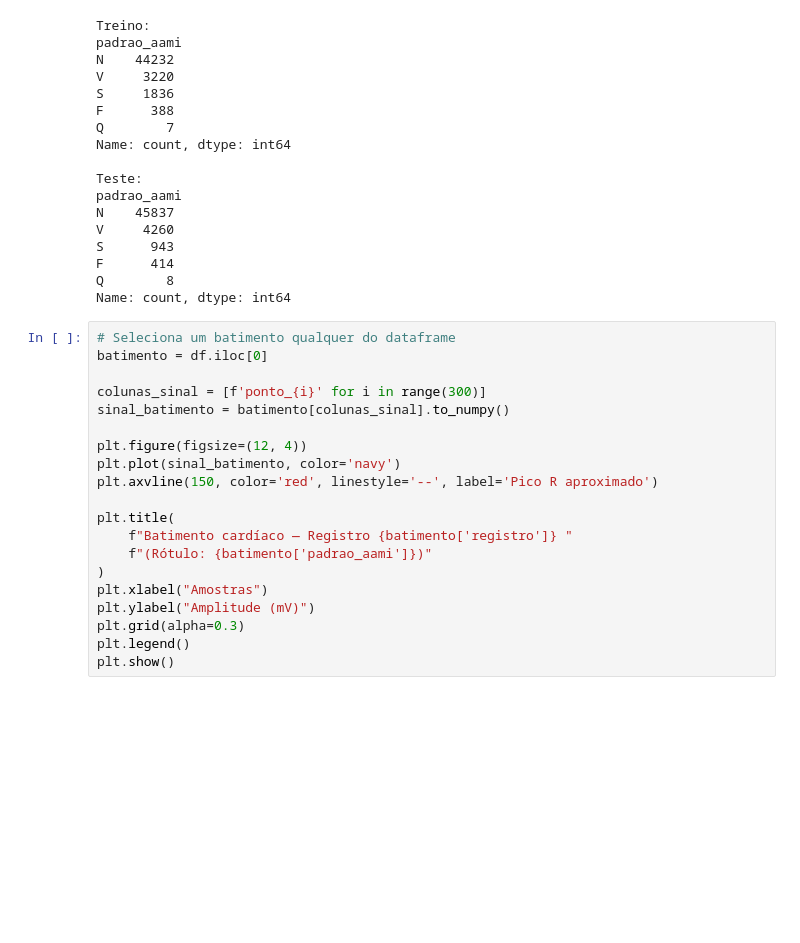
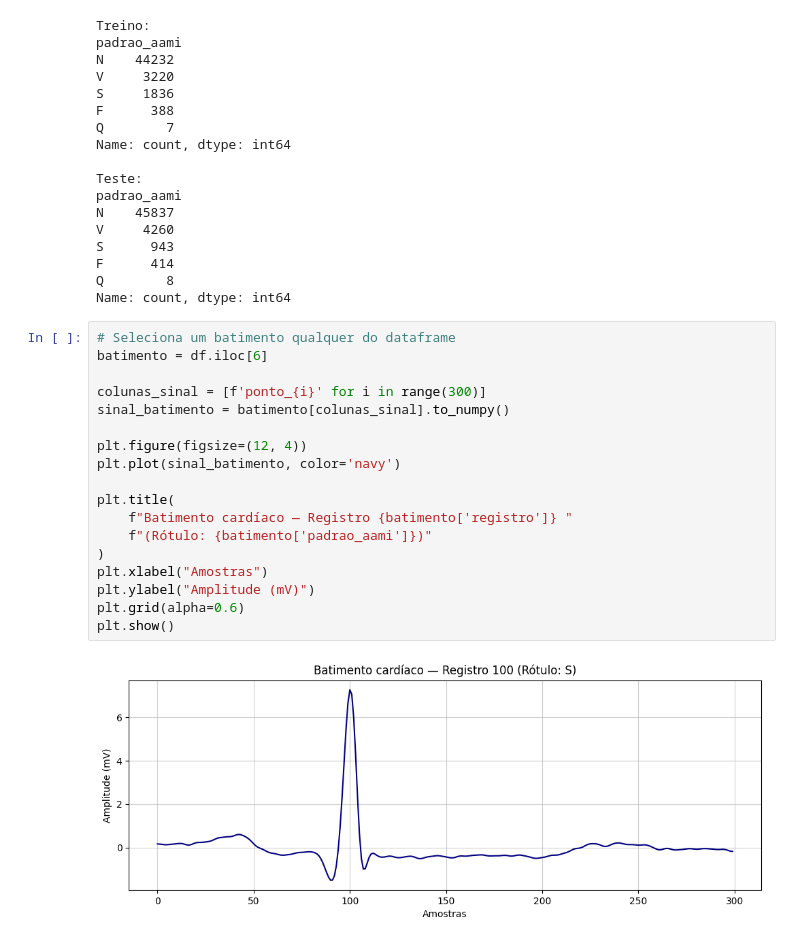
Before and after one commit to RenanCatini/ecg-arrhythmia-classification, a Jupyter notebook: notebooks/infos.ipynb, the cells around one changed output. Drawn from its saved outputs; the diff is of its cells as text; blank space fills up the shorter version.

Commit message:
Plotando batimento em infos.ipynb

```diff
--- a/notebooks/infos.ipynb
+++ b/notebooks/infos.ipynb
@@ -167,21 +165,21 @@ Q        8
 Name: count, dtype: int64
 # %%
 # Seleciona um batimento qualquer do dataframe
-batimento = df.iloc[0]
+batimento = df.iloc[6]
 
 colunas_sinal = [f'ponto_{i}' for i in range(300)]
 sinal_batimento = batimento[colunas_sinal].to_numpy()
 
 plt.figure(figsize=(12, 4))
 plt.plot(sinal_batimento, color='navy')
-plt.axvline(150, color='red', linestyle='--', label='Pico R aproximado')
 
 plt.title(
     f"Batimento cardíaco — Registro {batimento['registro']} "
     f"(Rótulo: {batimento['padrao_aami']})"
 )
 plt.xlabel("Amostras")
 plt.ylabel("Amplitude (mV)")
-plt.grid(alpha=0.3)
-plt.legend()
+plt.grid(alpha=0.6)
 plt.show()
+# %% [output]
+[figure, added]
```
Also changed, not shown: parts of 1 cell of this notebook.
